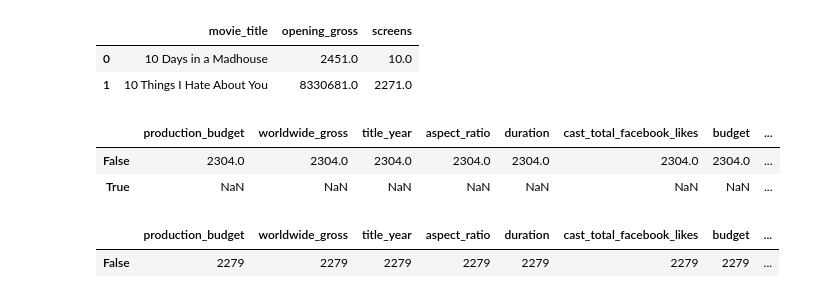
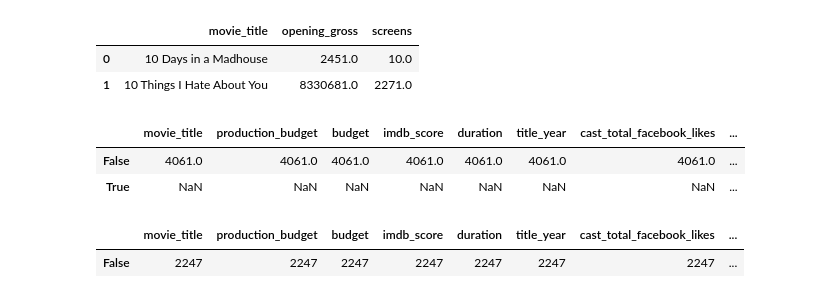
Before and after one commit to AlanVazquez99/Curso-PLATZI-ML-Basics, a Jupyter notebook: 3 Fundamentos Python/1_1 Preparacion de datos.ipynb, the cells around one changed output. Saved outputs shown, nothing was run; the diff lists cells and outputs as text; code cells hidden in the pictures.

```diff
--- a/3 Fundamentos Python/1_1 Preparacion de datos.ipynb
+++ b/3 Fundamentos Python/1_1 Preparacion de datos.ipynb
@@ -259,6 +259,7 @@ display( (movies_v2 == 0).apply(pd.Series.value_counts) )
 </div>
 # %%
 movies_v2.drop(columns=['duration.1', 'gross'], inplace=True)
+movies_v2.drop_duplicates(['movie_title'], inplace=True)
 movies_v2.head(2)
 # %% [output]
 |  | movie_title | production_budget | worldwide_gross | title_year | color | aspect_ratio | duration | ... |
@@ -311,3 +312,15 @@ movies_num.head(2)
+# %%
+movies_num['movie_title'] = movies_obj['movie_title']
+new_column_order = ['movie_title',
+                    'production_budget',
+                    'budget',
+                    'imdb_score',
+                    'duration',
+                    'title_year',
+                    'cast_total_facebook_likes',
+                    'aspect_ratio',
+                    'worldwide_gross']
+movies_num = movies_num[new_column_order]
 # %%
 movies_num.to_csv('./data/transformed/peliculas_clean.csv',index=False)
 # %%
@@ -347,16 +375,13 @@ None
 | 0 | 10 Days in a Madhouse | 2451.0 | 10.0 |
 | 1 | 10 Things I Hate About You | 8330681.0 | 2271.0 |
 # %%
-movies_num['movie_title'] = movies_obj['movie_title']
-
-movies_opening = movies_num.merge(opening)
+movies_opening = pd.merge(movies_num, opening, how='left')
 movies_opening.reset_index(drop=True, inplace=True)
-movies_opening.drop(columns=['movie_title'], inplace=True)
 
 movies_opening.isna().apply(pd.Series.value_counts)
 # %% [output]
-|  | production_budget | worldwide_gross | title_year | aspect_ratio | duration | cast_total_facebook_likes | budget | ... |
-| False | 2304.0 | 2304.0 | 2304.0 | 2304.0 | 2304.0 | 2304.0 | 2304.0 | ... |
+|  | movie_title | production_budget | budget | imdb_score | duration | title_year | cast_total_facebook_likes | ... |
+| False | 4061.0 | 4061.0 | 4061.0 | 4061.0 | 4061.0 | 4061.0 | 4061.0 | ... |
 | True | NaN | NaN | NaN | NaN | NaN | NaN | NaN | ... |
 # %%
 movies_opening = movies_opening[(movies_opening['opening_gross'].notna())]
@@ -364,5 +389,5 @@ movies_opening = movies_opening[(movies_opening['opening_gross'].notna())]
 movies_opening.fillna(movies_opening.mean(), inplace=True)
 movies_opening.isna().apply(pd.Series.value_counts)
 # %% [output]
-|  | production_budget | worldwide_gross | title_year | aspect_ratio | duration | cast_total_facebook_likes | budget | ... |
-| False | 2279 | 2279 | 2279 | 2279 | 2279 | 2279 | 2279 | ... |
+|  | movie_title | production_budget | budget | imdb_score | duration | title_year | cast_total_facebook_likes | ... |
+| False | 2247 | 2247 | 2247 | 2247 | 2247 | 2247 | 2247 | ... |
```
Also changed, not shown: parts of 10 cells of this notebook, 6 other files.
